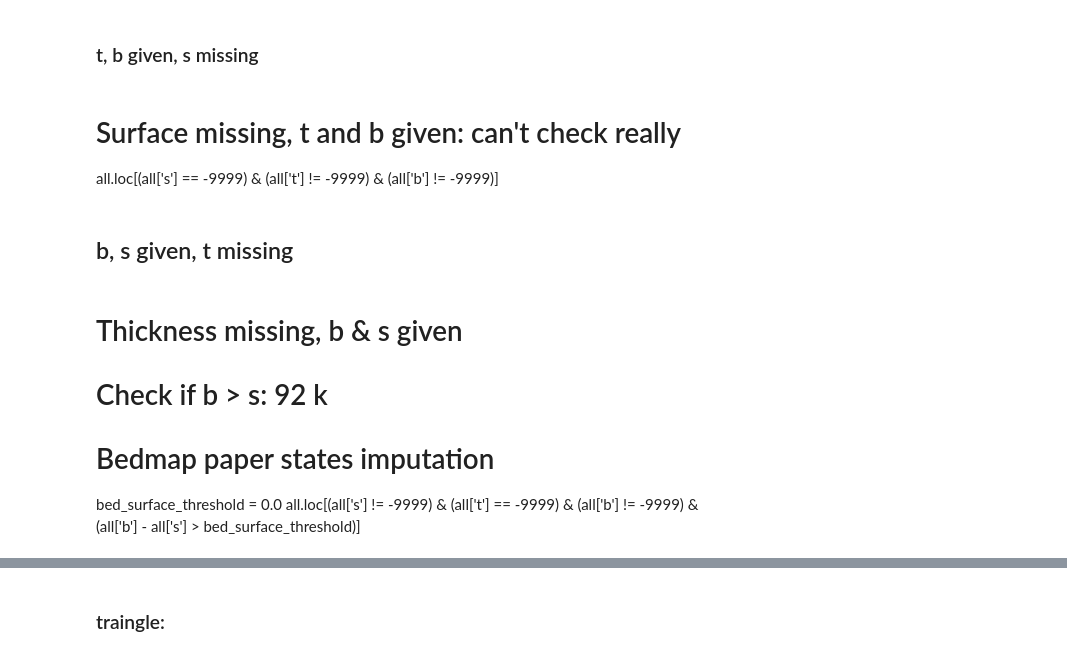
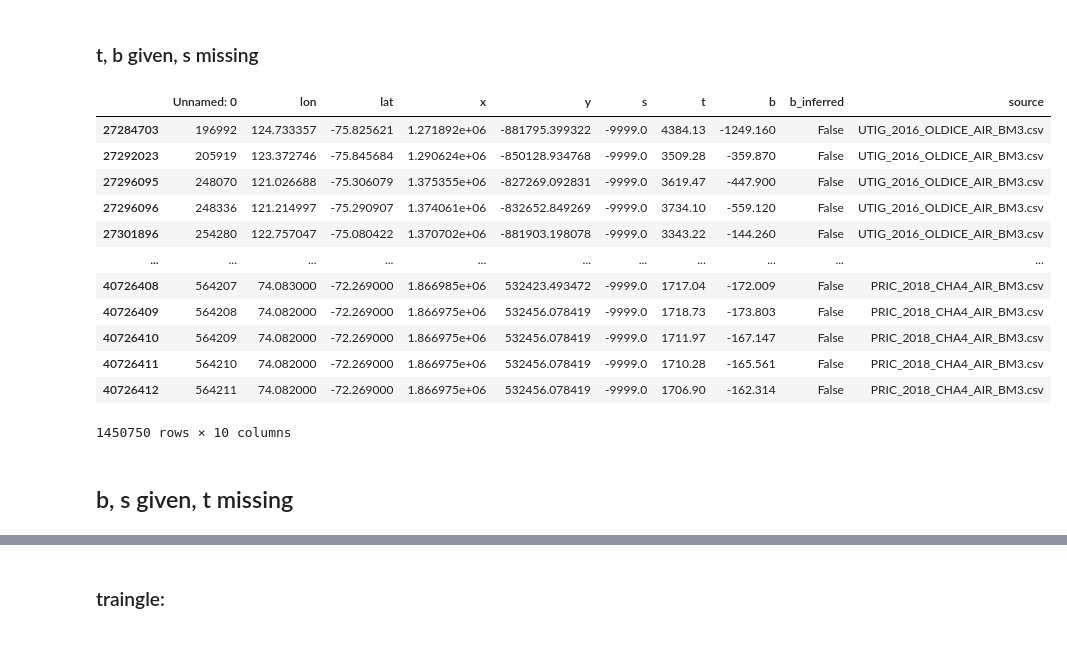
Before and after one commit to kimbente/bedmap, a Jupyter notebook: preprocess.ipynb, the cells around one changed output, grey strips where cells are left out. Drawn from its saved outputs; the diff is of its cells as text; code cells hidden in the pictures.

```diff
--- a/preprocess.ipynb
+++ b/preprocess.ipynb
@@ -44,13 +68,21 @@ all.loc[all["t"] == 9999]
 # %% [markdown]
 ### t, b given, s missing
-# %% [markdown]
-# Surface missing, t and b given: can't check really
-all.loc[(all['s'] == -9999) & (all['t'] != -9999) & (all['b'] != -9999)]
+# %%
+# Surface missing, t and b given: can't check really
+all.loc[(all['s'] == -9999) & (all['t'] != -9999) & (all['b'] != -9999)]
+# %% [output]
+|  | Unnamed: 0 | lon | lat | x | y | s | t | b | b_inferred | source |
+| 27284703 | 196992 | 124.733357 | -75.825621 | 1.271892e+06 | -881795.399322 | -9999.0 | 4384.13 | -1249.160 | False | UTIG_2016_OLDICE_AIR_BM3.csv |
+| 27292023 | 205919 | 123.372746 | -75.845684 | 1.290624e+06 | -850128.934768 | -9999.0 | 3509.28 | -359.870 | False | UTIG_2016_OLDICE_AIR_BM3.csv |
+| 27296095 | 248070 | 121.026688 | -75.306079 | 1.375355e+06 | -827269.092831 | -9999.0 | 3619.47 | -447.900 | False | UTIG_2016_OLDICE_AIR_BM3.csv |
+| 27296096 | 248336 | 121.214997 | -75.290907 | 1.374061e+06 | -832652.849269 | -9999.0 | 3734.10 | -559.120 | False | UTIG_2016_OLDICE_AIR_BM3.csv |
+| 27301896 | 254280 | 122.757047 | -75.080422 | 1.370702e+06 | -881903.198078 | -9999.0 | 3343.22 | -144.260 | False | UTIG_2016_OLDICE_AIR_BM3.csv |
+| ... | ... | ... | ... | ... | ... | ... | ... | ... | ... | ... |
+| 40726408 | 564207 | 74.083000 | -72.269000 | 1.866985e+06 | 532423.493472 | -9999.0 | 1717.04 | -172.009 | False | PRIC_2018_CHA4_AIR_BM3.csv |
+| 40726409 | 564208 | 74.082000 | -72.269000 | 1.866975e+06 | 532456.078419 | -9999.0 | 1718.73 | -173.803 | False | PRIC_2018_CHA4_AIR_BM3.csv |
+| 40726410 | 564209 | 74.082000 | -72.269000 | 1.866975e+06 | 532456.078419 | -9999.0 | 1711.97 | -167.147 | False | PRIC_2018_CHA4_AIR_BM3.csv |
+| 40726411 | 564210 | 74.082000 | -72.269000 | 1.866975e+06 | 532456.078419 | -9999.0 | 1710.28 | -165.561 | False | PRIC_2018_CHA4_AIR_BM3.csv |
+| 40726412 | 564211 | 74.082000 | -72.269000 | 1.866975e+06 | 532456.078419 | -9999.0 | 1706.90 | -162.314 | False | PRIC_2018_CHA4_AIR_BM3.csv |
+1450750 rows × 10 columns
 # %% [markdown]
 ## b, s given, t missing
-# %% [markdown]
-# Thickness missing, b & s given
-# Check if b > s: 92 k
-# Bedmap paper states imputation
-bed_surface_threshold = 0.0
-all.loc[(all['s'] != -9999) & (all['t'] == -9999) & (all['b'] != -9999) & (all['b'] - all['s'] > bed_surface_threshold)]
```
Also changed, not shown: parts of 20 cells of this notebook, 3 other files.
